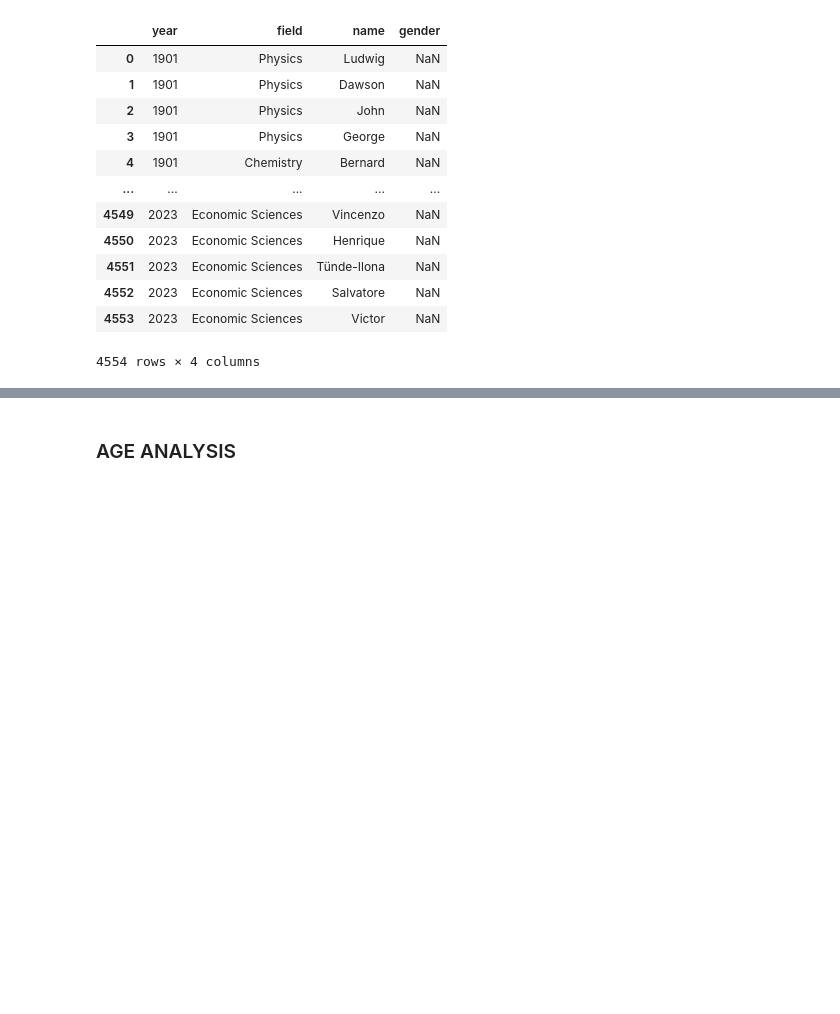
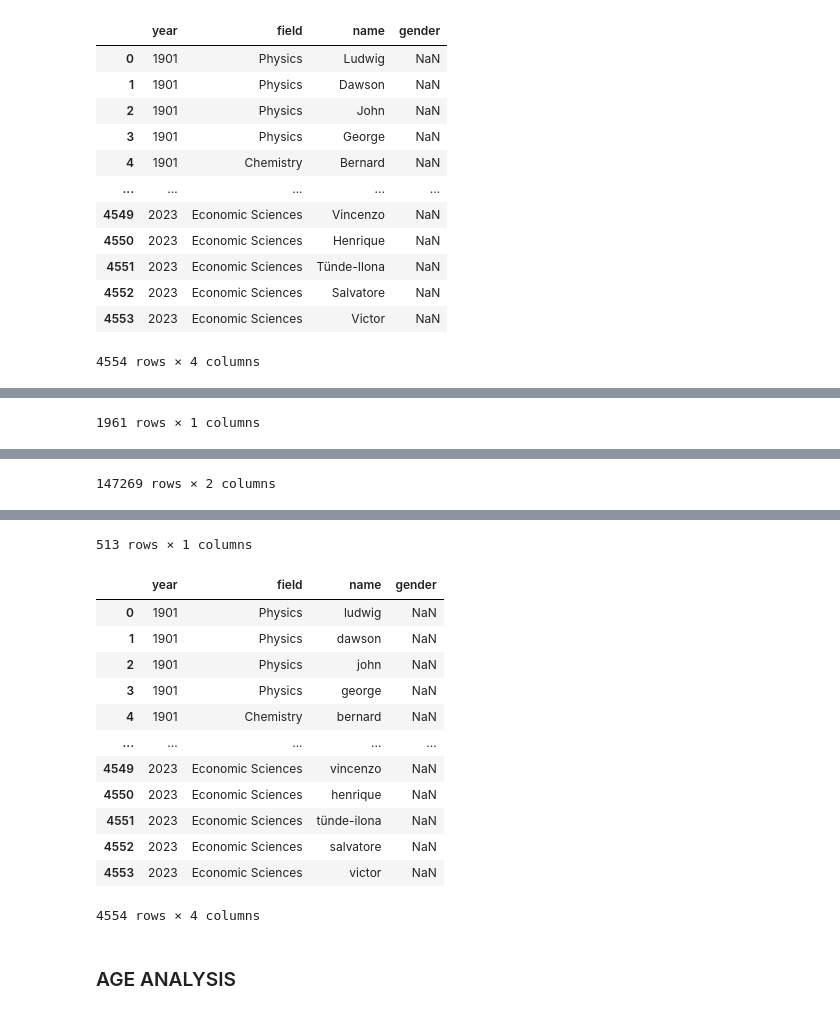
Before and after one commit to Bluceli168/IH-API-Project, a Jupyter notebook: main.ipynb, the cells around one changed output, grey strips where cells are left out. Cells and saved outputs as stored; diff of their text form; code cells hidden in the pictures; blank space fills up the shorter version.

```diff
--- a/main.ipynb
+++ b/main.ipynb
@@ -203,8 +204,8 @@ fig.show()
 ### FIELD ANALYSIS
 # %%
 #get the authors of random papers
-names_df = get_papers_authors(gender_columns, 1901, 2023, 'initial')
-display(names_df)
+authors_names_df = get_papers_authors(gender_columns, 1901, 2023, 'initial')
+display(authors_names_df)
 # %% [output]
 |  | year | field | name | gender |
 | 0 | 1901 | Physics | Ludwig | NaN |
@@ -261,4 +240,5 @@ name_gender_df
 # %%
-#supplement the dataset with missing values from laureates
-missing_names = unique_names_df[~unique_names_df['name'].str.lower().isin(name_gender_df['name'].str.lower())]
-missing_names
+#supplement the database with missing values from laureates
+def find_missing_values_in_db(db, list, column_name  = 'name'):
+    missing_values = list[~list[column_name].str.lower().isin(db[column_name].str.lower())]
+    return missing_values
@@ -339,0 +288,49 @@ name_gender_df
+# %%
+#update the database with the new values
+def update_name_gender_db(db_df, new_names_gender_df):
+    db_df = pd.concat([db_df, new_names_gender_df], ignore_index=True)
+    db_df.to_csv('sources/name_gender_database_clean.csv', index=False)
+    return db_df
+# %%
+'''
+1. Get the list of authors of random papers
+2. List the unique names
+3. Compare them with the database
+4. Get the missing names
+5. Call the API with the missing names
+6. Add the new names to the database
+7. Save the database
+8. Repeat the process with the new database
+'''
+
+
+def genderize_names(df: pd.DataFrame):
+    #get the unique names
+    unique_authors_names_df = pd.DataFrame(df['name'].unique(), columns=['name'])
+
+    #get a clean database of name + gender
+    name_gender_db_df = clean_name_gender_db()
+
+    #find the missing names in the database
+    missing_names = find_missing_values_in_db(name_gender_db_df, unique_authors_names_df)
+
+    #call the API with the missing names
+    new_names = get_genders_from_name_api(missing_names, name_token)
+    new_names_df = format_new_names(new_names)
+
+    #update the database with the missing names
+    updated_db_df = update_name_gender_db(name_gender_db_df, new_names_df)
+
+
+
+    display(unique_authors_names_df)
+    display(name_gender_db_df)
+    display(missing_names)
+    display(new_names)
+    display(new_names_df)
+    display(updated_db_df)
+    display(df)
+
+
+genderize_names(authors_names_df)
+# %% [output]
@@ -339,0 +349 @@ name_gender_df
+1961 rows × 1 columns
@@ -339,0 +362 @@ name_gender_df
+147269 rows × 2 columns
@@ -340,3 +375,17 @@ name_gender_df
+513 rows × 1 columns
+|  | year | field | name | gender |
+| 0 | 1901 | Physics | ludwig | NaN |
+| 1 | 1901 | Physics | dawson | NaN |
+| 2 | 1901 | Physics | john | NaN |
+| 3 | 1901 | Physics | george | NaN |
+| 4 | 1901 | Chemistry | bernard | NaN |
+| ... | ... | ... | ... | ... |
+| 4549 | 2023 | Economic Sciences | vincenzo | NaN |
+| 4550 | 2023 | Economic Sciences | henrique | NaN |
+| 4551 | 2023 | Economic Sciences | tünde-ilona | NaN |
+| 4552 | 2023 | Economic Sciences | salvatore | NaN |
+| 4553 | 2023 | Economic Sciences | victor | NaN |
+4554 rows × 4 columns
 # %% [markdown]
 ### AGE ANALYSIS
 # %%
```
Also changed, not shown: parts of 8 cells of this notebook, 5 other files.
